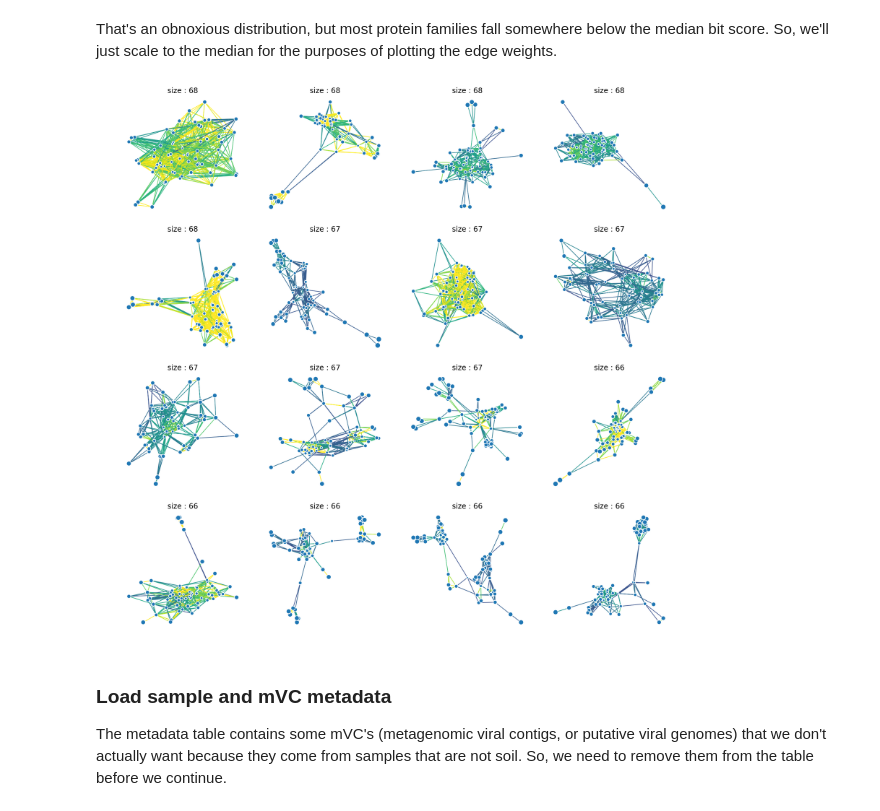
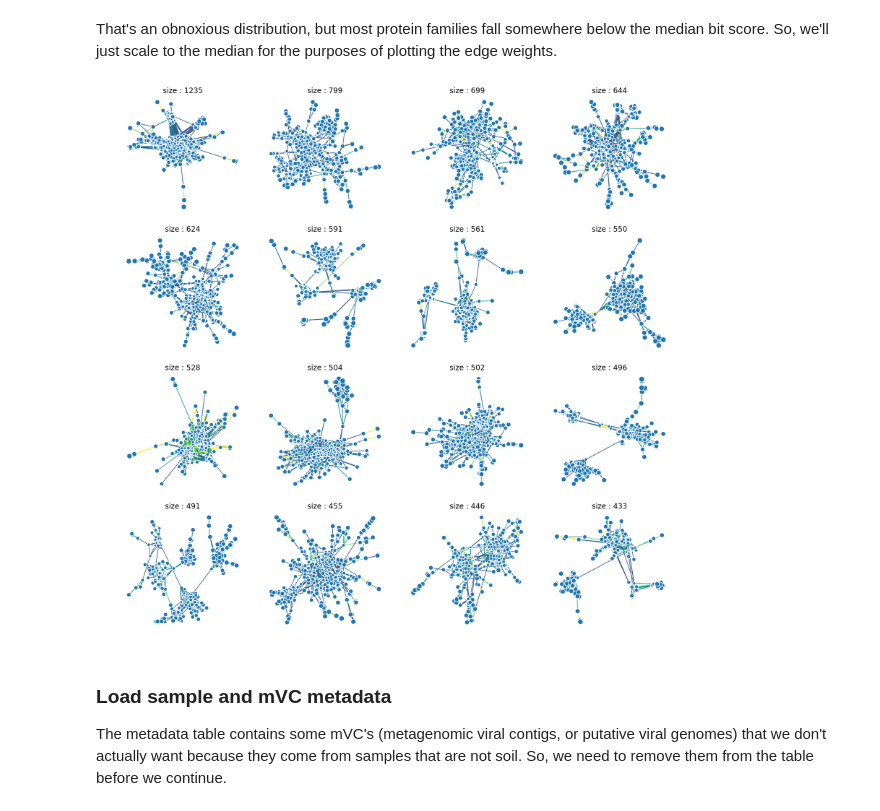
Before and after one commit to ryneches/soilvirome, a Jupyter notebook: Clustering.ipynb, the cells around one changed output. Saved outputs shown, nothing was run; the diff lists cells and outputs as text; code cells hidden in the pictures.

```diff
--- a/Clustering.ipynb
+++ b/Clustering.ipynb
@@ -208,35 +208,35 @@ figure( figsize = ( 16, 16 ) )
 #    return {'color' : 'black', 'alpha' : alpha }
 
 def edge_style( edge_attributes ):
     return { 'linewidth' : edge_attributes.get( 'weight', 1 ) }
 
-for n,g in enumerate(components[ 300:316 ]) :
+for n,g in enumerate(components[ 2:18 ]) :
     subplot( 4, 4, n+1 )
     title( ' : '.join( map( str, ('size', len(g) ) ) ) )
 
     centrality = networkx.closeness_centrality( g )
     max_centrality = max( centrality.values() )
 
     for node, node_attributes in g.nodes.data():
         node_attributes['size'] = ( 1 - ( centrality[node] /
                                     max_centrality) + .1 ) * 100
 
 
     for u, v, edge_attributes in g.edges.data():
         #c = (centrality[u] +
         #     centrality[v]) / 2
         #color_idx = (c / max_centrality)
         color_idx = ( edge_attributes['weight'] / bit_med )
         cmap = get_cmap()
         edge_attributes['color'] = cmap(color_idx)
         edge_attributes['width'] = 2
 
     #grave.plot_network( g, layout='spring', edge_style=edge_style )
     plot_network( g, layout='spring',
                   node_style=use_attributes(),
                   edge_style=use_attributes('color') )
 # %% [output]
-[figure, old version]
+[figure, new version]
 # %%
 # generate FASTA files for individual protein families
 # (useful for examining multiple sequence alignments)
```
Also changed, not shown: 1 other file.
